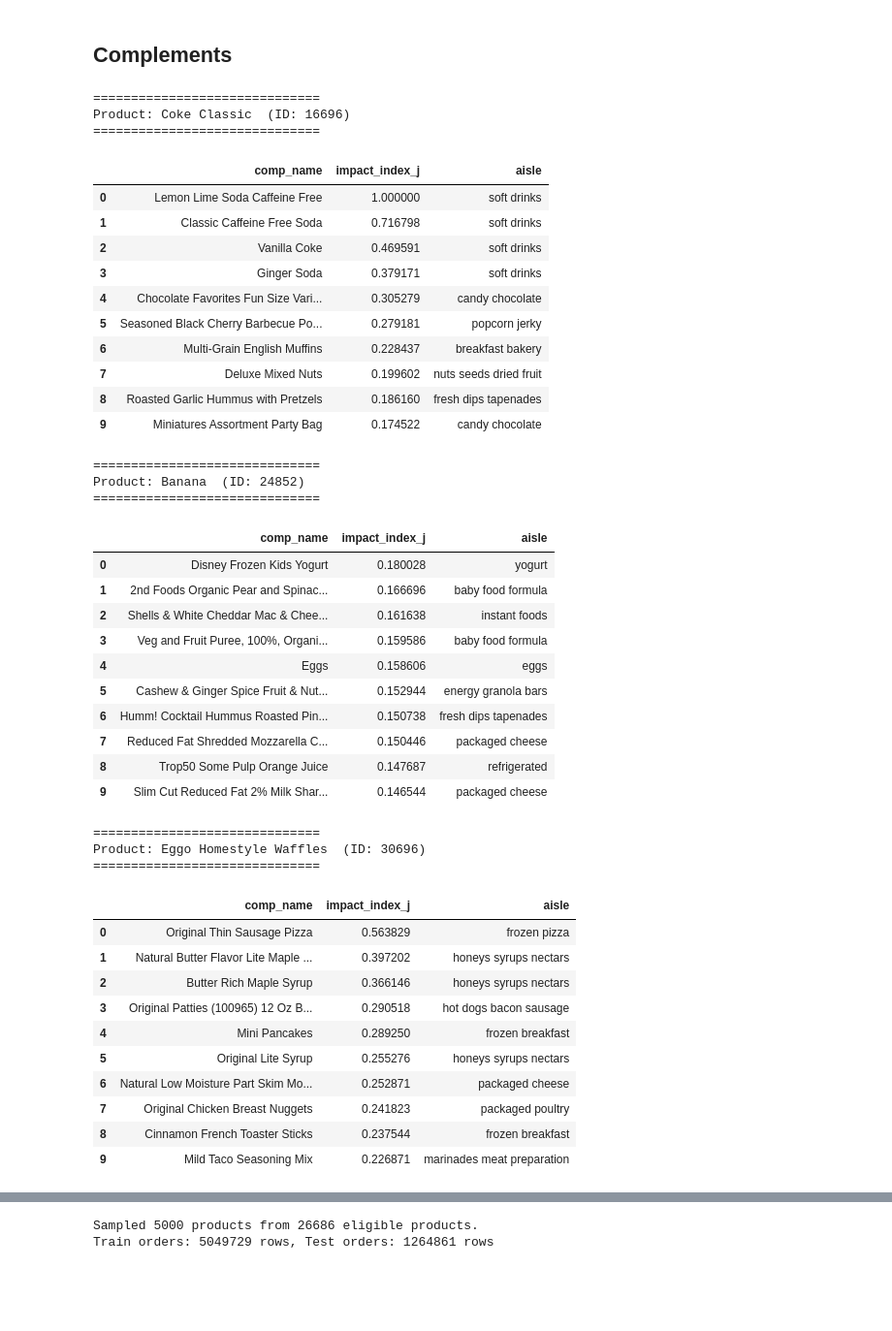
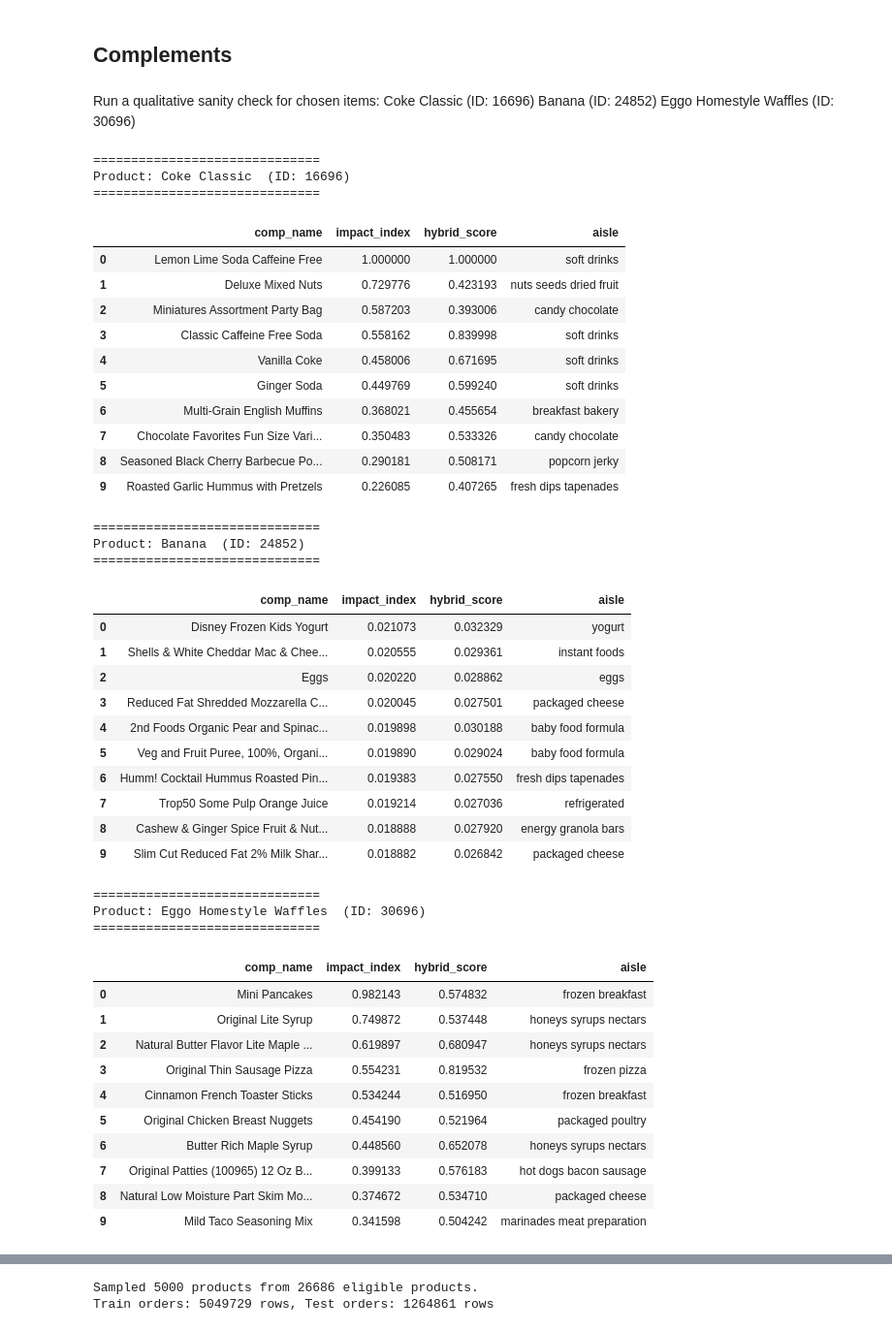
Before and after one commit to jenleap/big-data-analytics-project, a Jupyter notebook: notebooks/03-complements-pipeline.ipynb, the cells around one changed output, grey strips where cells are left out. Shown at 97% size. Saved outputs shown, nothing was run; the diff lists cells and outputs as text; code cells hidden in the pictures; blank space fills up the shorter version.

```diff
--- a/notebooks/03-complements-pipeline.ipynb
+++ b/notebooks/03-complements-pipeline.ipynb
@@ -1,73 +1,77 @@
 # %% [markdown]
 ## Complements
+# %% [markdown]
+Run a qualitative sanity check for chosen items:
+Coke Classic  (ID: 16696)
+Banana  (ID: 24852)
+Eggo Homestyle Waffles  (ID: 30696)
 # %%
 import pandas as pd
 %run ../utils/complements.py
 %run ../utils/results.py
 
 file_path_root = "../data/validation/complements/"
 
 # Load files
 product_df = pd.read_csv('../data/cleaned/product-info-full.csv')
 orders_full_df = pd.read_csv('../dataset/order_products__prior.csv')
 
 focus_products = [16696,24852,30696]
 
 dept1_df = pd.read_csv('../data/validation/pairwise/pairwise-dept1.csv')
 dept7_df = pd.read_csv('../data/validation/pairwise/pairwise-dept7.csv')
 dept4_df = pd.read_csv('../data/validation/pairwise/pairwise-dept4.csv')
 
 pairwise_df = pd.concat([dept1_df, dept4_df, dept7_df], ignore_index=True)
 
 num_orders, min_pij = get_min_pij()
 
 lift_df = compute_lift(focus_products, pairwise_df, min_pij=min_pij, total_orders=num_orders)
 complements_df = compute_hybrid_score(lift_df, focus_products, top_n=10)
-cii_df = compute_complement_impact_index(complements_df, pairwise_df)
-network_df = compute_network_enhanced_impact(cii_df, pairwise_df)
+network_df = compute_network_enhanced_impact(complements_df, pairwise_df)
 network_df.to_csv(f"{file_path_root}minimal-complements.csv", index=False)
 
 show_comp_results(network_df)
 # %% [output]
 ==============================
 Product: Coke Classic  (ID: 16696)
 ==============================
-|  | comp_name | impact_index_j | aisle |
-| 0 | Lemon Lime Soda Caffeine Free | 1.000000 | soft drinks |
-| 1 | Classic Caffeine Free Soda | 0.716798 | soft drinks |
-| 2 | Vanilla Coke | 0.469591 | soft drinks |
-| 3 | Ginger Soda | 0.379171 | soft drinks |
-| 4 | Chocolate Favorites Fun Size Vari... | 0.305279 | candy chocolate |
-| 5 | Seasoned Black Cherry Barbecue Po... | 0.279181 | popcorn jerky |
-| 6 | Multi-Grain English Muffins | 0.228437 | breakfast bakery |
-| 7 | Deluxe Mixed Nuts | 0.199602 | nuts seeds dried fruit |
-| 8 | Roasted Garlic Hummus with Pretzels | 0.186160 | fresh dips tapenades |
-| 9 | Miniatures Assortment Party Bag | 0.174522 | candy chocolate |
+|  | comp_name | impact_index | hybrid_score | aisle |
+| 0 | Lemon Lime Soda Caffeine Free | 1.000000 | 1.000000 | soft drinks |
+| 1 | Deluxe Mixed Nuts | 0.729776 | 0.423193 | nuts seeds dried fruit |
+| 2 | Miniatures Assortment Party Bag | 0.587203 | 0.393006 | candy chocolate |
+| 3 | Classic Caffeine Free Soda | 0.558162 | 0.839998 | soft drinks |
+| 4 | Vanilla Coke | 0.458006 | 0.671695 | soft drinks |
+| 5 | Ginger Soda | 0.449769 | 0.599240 | soft drinks |
+| 6 | Multi-Grain English Muffins | 0.368021 | 0.455654 | breakfast bakery |
+| 7 | Chocolate Favorites Fun Size Vari... | 0.350483 | 0.533326 | candy chocolate |
+| 8 | Seasoned Black Cherry Barbecue Po... | 0.290181 | 0.508171 | popcorn jerky |
+| 9 | Roasted Garlic Hummus with Pretzels | 0.226085 | 0.407265 | fresh dips tapenades |
 ==============================
 Product: Banana  (ID: 24852)
 ==============================
-|  | comp_name | impact_index_j | aisle |
-| 0 | Disney Frozen Kids Yogurt | 0.180028 | yogurt |
-| 1 | 2nd Foods Organic Pear and Spinac... | 0.166696 | baby food formula |
-| 2 | Shells & White Cheddar Mac & Chee... | 0.161638 | instant foods |
-| 3 | Veg and Fruit Puree, 100%, Organi... | 0.159586 | baby food formula |
-| 4 | Eggs | 0.158606 | eggs |
-| 5 | Cashew & Ginger Spice Fruit & Nut... | 0.152944 | energy granola bars |
-| 6 | Humm! Cocktail Hummus Roasted Pin... | 0.150738 | fresh dips tapenades |
-| 7 | Reduced Fat Shredded Mozzarella C... | 0.150446 | packaged cheese |
-| 8 | Trop50 Some Pulp Orange Juice | 0.147687 | refrigerated |
-| 9 | Slim Cut Reduced Fat 2% Milk Shar... | 0.146544 | packaged cheese |
+|  | comp_name | impact_index | hybrid_score | aisle |
+| 0 | Disney Frozen Kids Yogurt | 0.021073 | 0.032329 | yogurt |
+| 1 | Shells & White Cheddar Mac & Chee... | 0.020555 | 0.029361 | instant foods |
+| 2 | Eggs | 0.020220 | 0.028862 | eggs |
+| 3 | Reduced Fat Shredded Mozzarella C... | 0.020045 | 0.027501 | packaged cheese |
+| 4 | 2nd Foods Organic Pear and Spinac... | 0.019898 | 0.030188 | baby food formula |
+| 5 | Veg and Fruit Puree, 100%, Organi... | 0.019890 | 0.029024 | baby food formula |
+| 6 | Humm! Cocktail Hummus Roasted Pin... | 0.019383 | 0.027550 | fresh dips tapenades |
+| 7 | Trop50 Some Pulp Orange Juice | 0.019214 | 0.027036 | refrigerated |
+| 8 | Cashew & Ginger Spice Fruit & Nut... | 0.018888 | 0.027920 | energy granola bars |
+| 9 | Slim Cut Reduced Fat 2% Milk Shar... | 0.018882 | 0.026842 | packaged cheese |
 ==============================
 Product: Eggo Homestyle Waffles  (ID: 30696)
 ==============================
-|  | comp_name | impact_index_j | aisle |
-| 0 | Original Thin Sausage Pizza | 0.563829 | frozen pizza |
-| 1 | Natural Butter Flavor Lite Maple ... | 0.397202 | honeys syrups nectars |
-| 2 | Butter Rich Maple Syrup | 0.366146 | honeys syrups nectars |
-| 3 | Original Patties (100965) 12 Oz B... | 0.290518 | hot dogs bacon sausage |
-| 4 | Mini Pancakes | 0.289250 | frozen breakfast |
-| 5 | Original Lite Syrup | 0.255276 | honeys syrups nectars |
-| 6 | Natural Low Moisture Part Skim Mo... | 0.252871 | packaged cheese |
-| 7 | Original Chicken Breast Nuggets | 0.241823 | packaged poultry |
-| 8 | Cinnamon French Toaster Sticks | 0.237544 | frozen breakfast |
-| 9 | Mild Taco Seasoning Mix | 0.226871 | marinades meat preparation |
+|  | comp_name | impact_index | hybrid_score | aisle |
+| 0 | Mini Pancakes | 0.982143 | 0.574832 | frozen breakfast |
+| 1 | Original Lite Syrup | 0.749872 | 0.537448 | honeys syrups nectars |
+| 2 | Natural Butter Flavor Lite Maple ... | 0.619897 | 0.680947 | honeys syrups nectars |
+| 3 | Original Thin Sausage Pizza | 0.554231 | 0.819532 | frozen pizza |
+| 4 | Cinnamon French Toaster Sticks | 0.534244 | 0.516950 | frozen breakfast |
+| 5 | Original Chicken Breast Nuggets | 0.454190 | 0.521964 | packaged poultry |
+| 6 | Butter Rich Maple Syrup | 0.448560 | 0.652078 | honeys syrups nectars |
+| 7 | Original Patties (100965) 12 Oz B... | 0.399133 | 0.576183 | hot dogs bacon sausage |
+| 8 | Natural Low Moisture Part Skim Mo... | 0.374672 | 0.534710 | packaged cheese |
+| 9 | Mild Taco Seasoning Mix | 0.341598 | 0.504242 | marinades meat preparation |
```
Also changed, not shown: parts of 9 cells of this notebook, 5 other files.
